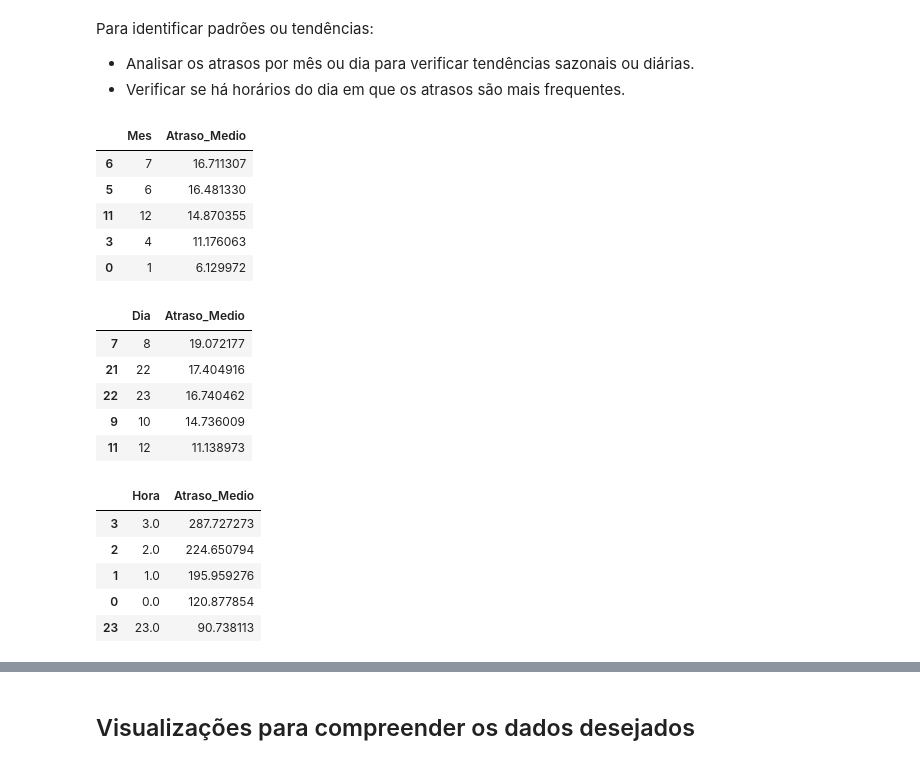
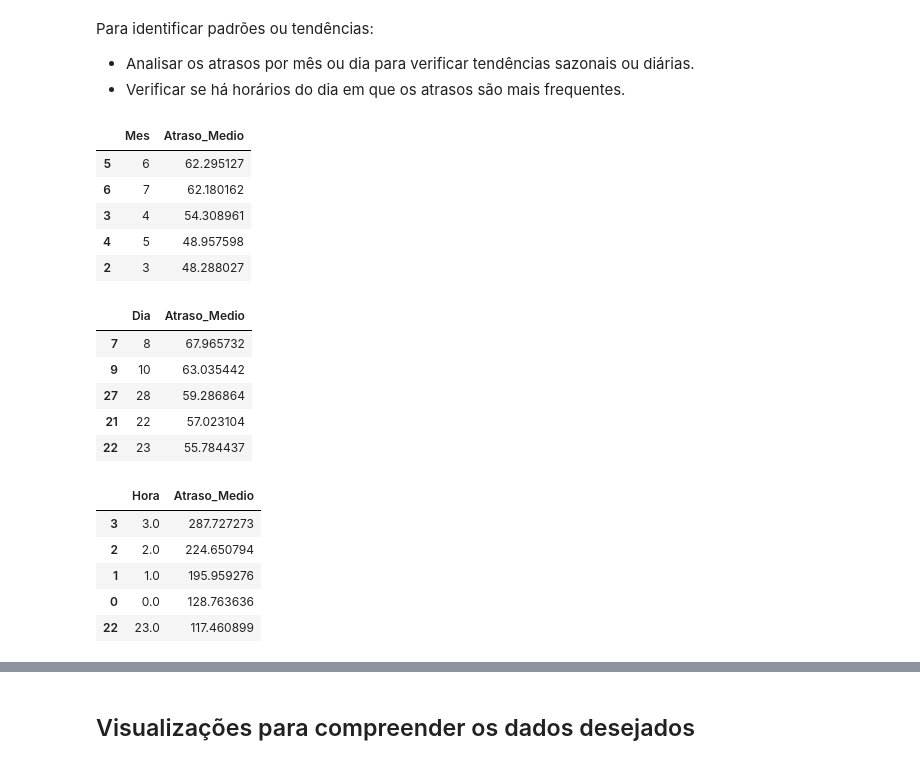
Before and after one commit to luigi-lago/Analise-Exploratoria-Atrasos, a Jupyter notebook: Notebooks/analise_exploratoria.ipynb, the cells around one changed output, grey strips where cells are left out. Saved outputs shown, nothing was run; the diff lists cells and outputs as text; code cells hidden in the pictures.

```diff
--- a/Notebooks/analise_exploratoria.ipynb
+++ b/Notebooks/analise_exploratoria.ipynb
@@ -43,0 +46,9 @@ df.head()
+# %%
+# Removendo valores nulos
+df_cleaned = df.dropna()
+
+# Removendo valores negativos de todas as colunas numéricas
+df_cleaned = df_cleaned[(df_cleaned.select_dtypes(include=['number']) >= 0).all(1)]
+
+# Confirmando a limpeza, mostrando a quantidade de linhas após a limpeza
+df_cleaned.shape
@@ -147,44 +191,44 @@ Para identificar padrões ou tendências:
 # %%
 # Análise de padrões nos atrasos por mês, dia, e horário
 # Calculando a média de atraso por mês, dia e por hora do dia:
 
 # Atrasos por mês:
-atraso_por_mes = df.groupby('month')['arr_delay'].mean().reset_index()
+atraso_por_mes = df_cleaned.groupby('month')['arr_delay'].mean().reset_index()
 # Renomeando as colunas para facilitar a leitura:
 atraso_por_mes.columns = ['Mes', 'Atraso_Medio']
 atraso_por_mes = atraso_por_mes.sort_values(by='Atraso_Medio', ascending=False)
 
 # Atrasos por dia do mês:
-atraso_por_dia = df.groupby('day')['arr_delay'].mean().reset_index()
+atraso_por_dia = df_cleaned.groupby('day')['arr_delay'].mean().reset_index()
 # Renomeando as colunas para facilitar a leitura:
 atraso_por_dia.columns = ['Dia', 'Atraso_Medio']
 atraso_por_dia = atraso_por_dia.sort_values(by='Atraso_Medio', ascending=False)
 
 # Atrasos por hora do dia:
-atraso_por_hora = df.groupby('hour')['arr_delay'].mean().reset_index()
+atraso_por_hora = df_cleaned.groupby('hour')['arr_delay'].mean().reset_index()
 # Renomeando as colunas para facilitar a leitura:
 atraso_por_hora.columns = ['Hora', 'Atraso_Medio']
 atraso_por_hora = atraso_por_hora.sort_values(by='Atraso_Medio', ascending=False)
 
 # 5 primeiras linhas - Atraso por mês
 atraso_por_mes.head()
 # %% [output]
 |  | Mes | Atraso_Medio |
-| 6 | 7 | 16.711307 |
-| 5 | 6 | 16.481330 |
-| 11 | 12 | 14.870355 |
-| 3 | 4 | 11.176063 |
-| 0 | 1 | 6.129972 |
+| 5 | 6 | 62.295127 |
+| 6 | 7 | 62.180162 |
+| 3 | 4 | 54.308961 |
+| 4 | 5 | 48.957598 |
+| 2 | 3 | 48.288027 |
 # %%
 # 5 primeiras linhas - Atraso por dia
 atraso_por_dia.head()
 # %% [output]
 |  | Dia | Atraso_Medio |
-| 7 | 8 | 19.072177 |
-| 21 | 22 | 17.404916 |
-| 22 | 23 | 16.740462 |
-| 9 | 10 | 14.736009 |
-| 11 | 12 | 11.138973 |
+| 7 | 8 | 67.965732 |
+| 9 | 10 | 63.035442 |
+| 27 | 28 | 59.286864 |
+| 21 | 22 | 57.023104 |
+| 22 | 23 | 55.784437 |
 # %%
 # 5 primeiras linhas - Atraso por hora do dia
 atraso_por_hora.head()
@@ -193,6 +237,6 @@ atraso_por_hora.head()
 | 3 | 3.0 | 287.727273 |
 | 2 | 2.0 | 224.650794 |
 | 1 | 1.0 | 195.959276 |
-| 0 | 0.0 | 120.877854 |
-| 23 | 23.0 | 90.738113 |
+| 0 | 0.0 | 128.763636 |
+| 22 | 23.0 | 117.460899 |
 # %% [markdown]
```
Also changed, not shown: parts of 13 cells of this notebook.
